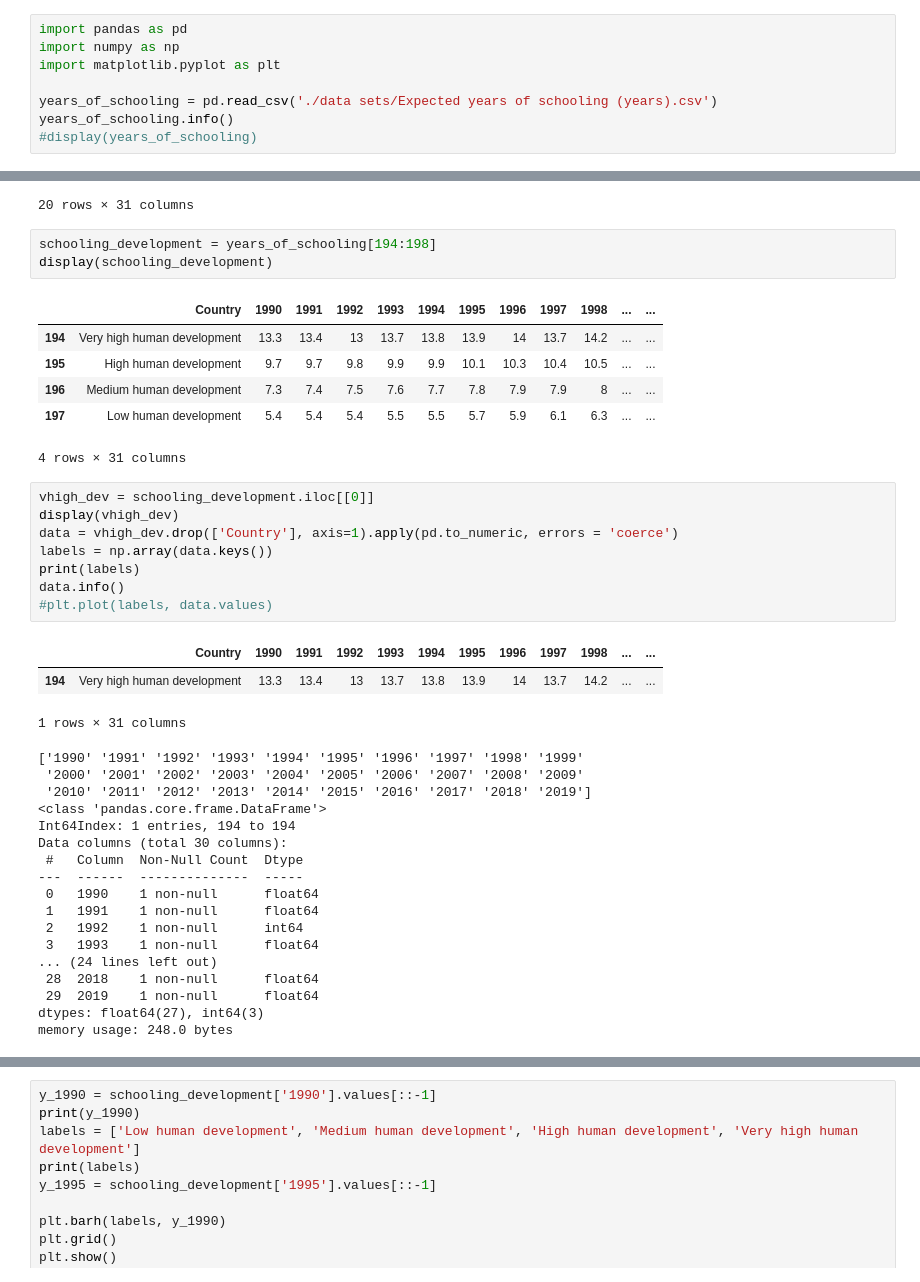
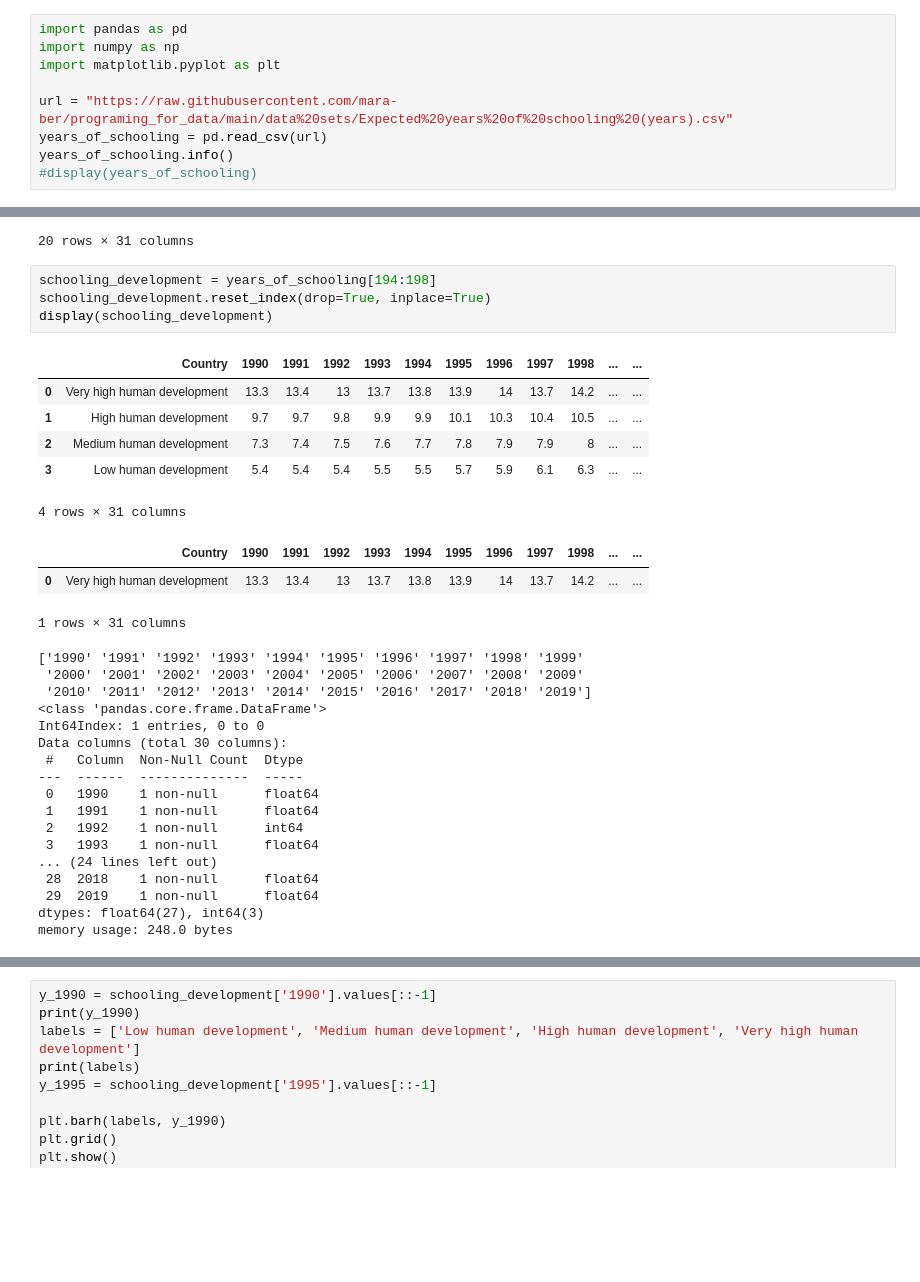
Before and after one commit to mara-ber/programing_for_data, a Jupyter notebook: project - education.ipynb, the cells around one changed output, grey strips where cells are left out. Saved outputs shown, nothing was run; the diff lists cells and outputs as text; blank space fills up the shorter version.

```diff
--- a/project - education.ipynb
+++ b/project - education.ipynb
@@ -3,7 +7,8 @@ import pandas as pd
 import numpy as np
 import matplotlib.pyplot as plt
 
-years_of_schooling = pd.read_csv('./data sets/Expected years of schooling (years).csv')
+url = "https://raw.githubusercontent.com/mara-ber/programing_for_data/main/data%20sets/Expected%20years%20of%20schooling%20(years).csv"
+years_of_schooling = pd.read_csv(url)
 years_of_schooling.info()
 #display(years_of_schooling)
 # %% [output]
@@ -72,31 +91,25 @@ years_of_schooling.tail(20)
 20 rows × 31 columns
 # %%
 schooling_development = years_of_schooling[194:198]
+schooling_development.reset_index(drop=True, inplace=True)
 display(schooling_development)
 # %% [output]
 |  | Country | 1990 | 1991 | 1992 | 1993 | 1994 | 1995 | 1996 | 1997 | 1998 | ... | ... |
-| 194 | Very high human development | 13.3 | 13.4 | 13 | 13.7 | 13.8 | 13.9 | 14 | 13.7 | 14.2 | ... | ... |
-| 195 | High human development | 9.7 | 9.7 | 9.8 | 9.9 | 9.9 | 10.1 | 10.3 | 10.4 | 10.5 | ... | ... |
-| 196 | Medium human development | 7.3 | 7.4 | 7.5 | 7.6 | 7.7 | 7.8 | 7.9 | 7.9 | 8 | ... | ... |
-| 197 | Low human development | 5.4 | 5.4 | 5.4 | 5.5 | 5.5 | 5.7 | 5.9 | 6.1 | 6.3 | ... | ... |
+| 0 | Very high human development | 13.3 | 13.4 | 13 | 13.7 | 13.8 | 13.9 | 14 | 13.7 | 14.2 | ... | ... |
+| 1 | High human development | 9.7 | 9.7 | 9.8 | 9.9 | 9.9 | 10.1 | 10.3 | 10.4 | 10.5 | ... | ... |
+| 2 | Medium human development | 7.3 | 7.4 | 7.5 | 7.6 | 7.7 | 7.8 | 7.9 | 7.9 | 8 | ... | ... |
+| 3 | Low human development | 5.4 | 5.4 | 5.4 | 5.5 | 5.5 | 5.7 | 5.9 | 6.1 | 6.3 | ... | ... |
 4 rows × 31 columns
 # %%
-vhigh_dev = schooling_development.iloc[[0]]
-display(vhigh_dev)
-data = vhigh_dev.drop(['Country'], axis=1).apply(pd.to_numeric, errors = 'coerce')
-labels = np.array(data.keys())
-print(labels)
-data.info()
-#plt.plot(labels, data.values)
 # %% [output]
 |  | Country | 1990 | 1991 | 1992 | 1993 | 1994 | 1995 | 1996 | 1997 | 1998 | ... | ... |
-| 194 | Very high human development | 13.3 | 13.4 | 13 | 13.7 | 13.8 | 13.9 | 14 | 13.7 | 14.2 | ... | ... |
+| 0 | Very high human development | 13.3 | 13.4 | 13 | 13.7 | 13.8 | 13.9 | 14 | 13.7 | 14.2 | ... | ... |
 1 rows × 31 columns
 ['1990' '1991' '1992' '1993' '1994' '1995' '1996' '1997' '1998' '1999'
  '2000' '2001' '2002' '2003' '2004' '2005' '2006' '2007' '2008' '2009'
  '2010' '2011' '2012' '2013' '2014' '2015' '2016' '2017' '2018' '2019']
 <class 'pandas.core.frame.DataFrame'>
-Int64Index: 1 entries, 194 to 194
+Int64Index: 1 entries, 0 to 0
 Data columns (total 30 columns):
  #   Column  Non-Null Count  Dtype
 ---  ------  --------------  -----
```
Also changed, not shown: parts of 6 cells of this notebook.
